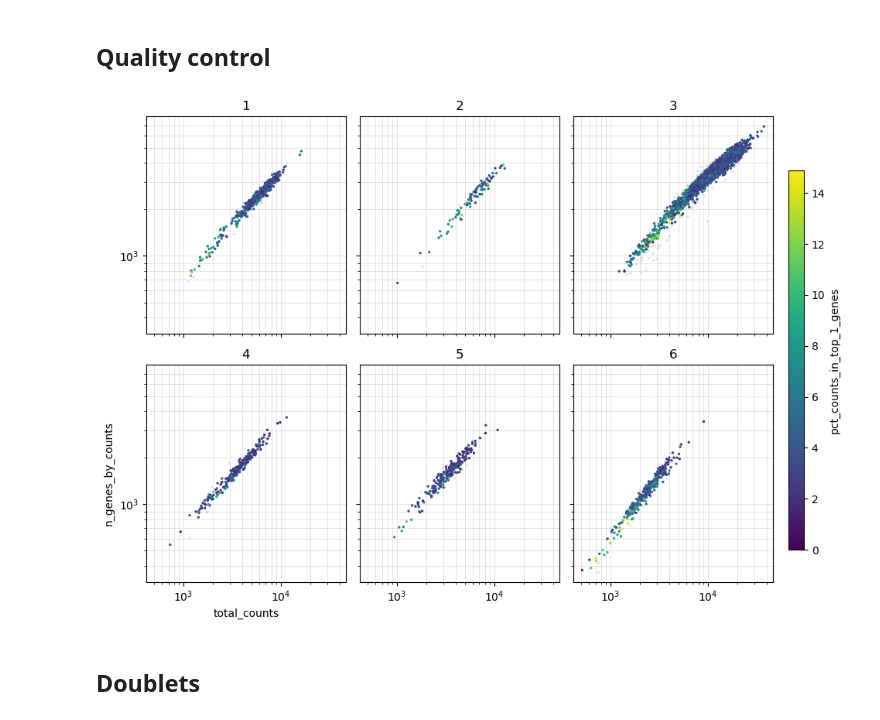
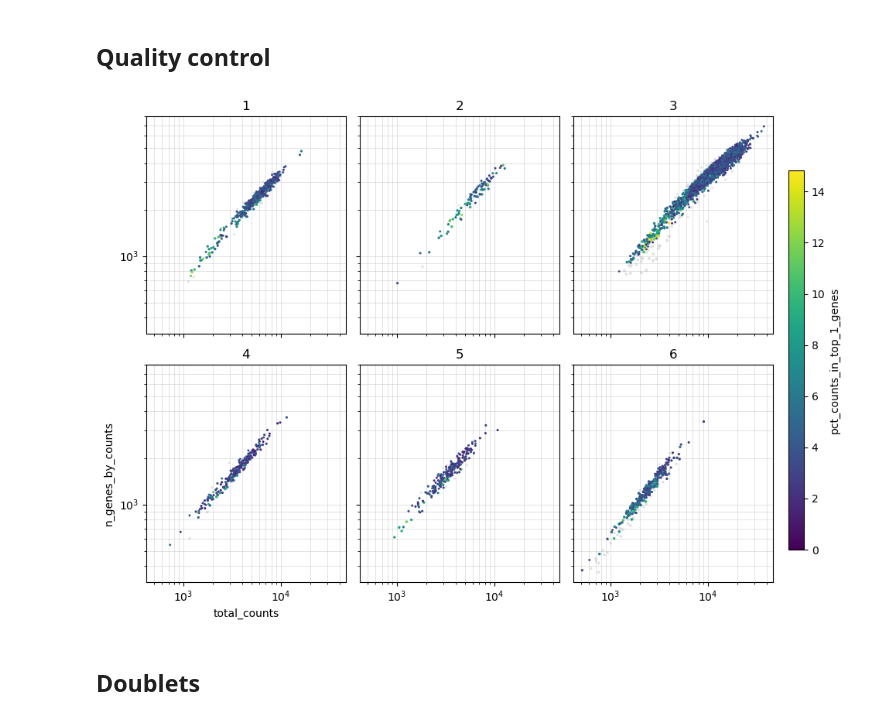
Before and after one commit to drgmk/scrna, a Jupyter notebook: notebooks/firstlook.ipynb, the cells around one changed output. Cells and saved outputs as stored; diff of their text form; code cells hidden in the pictures.

Commit message:
save a bit of memory

```diff
--- a/notebooks/firstlook.ipynb
+++ b/notebooks/firstlook.ipynb
@@ -126,9 +126,13 @@ AnnData object with n_obs × n_vars = 4868 × 36098
 if use_raw:
     rna.X = rna.raw.X.copy()
 # %%
-# discard any other layers and raw to save memory
+# cut down the object to save memory
 rna.layers = None
 rna.raw = None
+rna.obsm = None
+rna.varm = None
+rna.X = rna.X.astype(np.float32)
+
 rna
 # %% [output]
 AnnData object with n_obs × n_vars = 4868 × 36098
@@ -229,16 +230,23 @@ scfunc.compute_qc_metrics(rna)
+# %%
+mask_cells, _ = sc.pp.filter_cells(rna, min_genes=min_genes, inplace=False)
+mask_genes, _ = sc.pp.filter_genes(rna, min_cells=min_cells, inplace=False)
+scfunc.compute_qc_metrics(rna)
 # %%
 mask = scfunc.trim_outliers(
     rna,
     groupby=sample_col,
     extra_mask={
-        'pct_counts_mt': [max_mt_pct, 'max'],
-        'pct_counts_in_top_1_genes': [max_top1_pct, 'max']
+        "pct_counts_mt": [max_mt_pct, "max"],
+        "pct_counts_in_top_1_genes": [max_top1_pct, "max"],
     },
+    extra_mask_boolean=mask_cells,
     pct=pct_outlier_cutoff,
 )
 
-fig = scfunc.plot_gene_counts(rna, hue='samp_no', order=sample_number_order, mask=mask, show_masked=True)
-fig.savefig(str(figs_path / 'gene_counts_per_sample.pdf'))
+fig = scfunc.plot_gene_counts(
+    rna, hue="samp_no", order=sample_number_order, mask=mask, show_masked=True
+)
+fig.savefig(str(figs_path / "gene_counts_per_sample.pdf"))
 # %% [output]
-[figure, old version]
+[figure, new version]
 # %%
```
Also changed, not shown: parts of 14 cells of this notebook, 2 other files.
